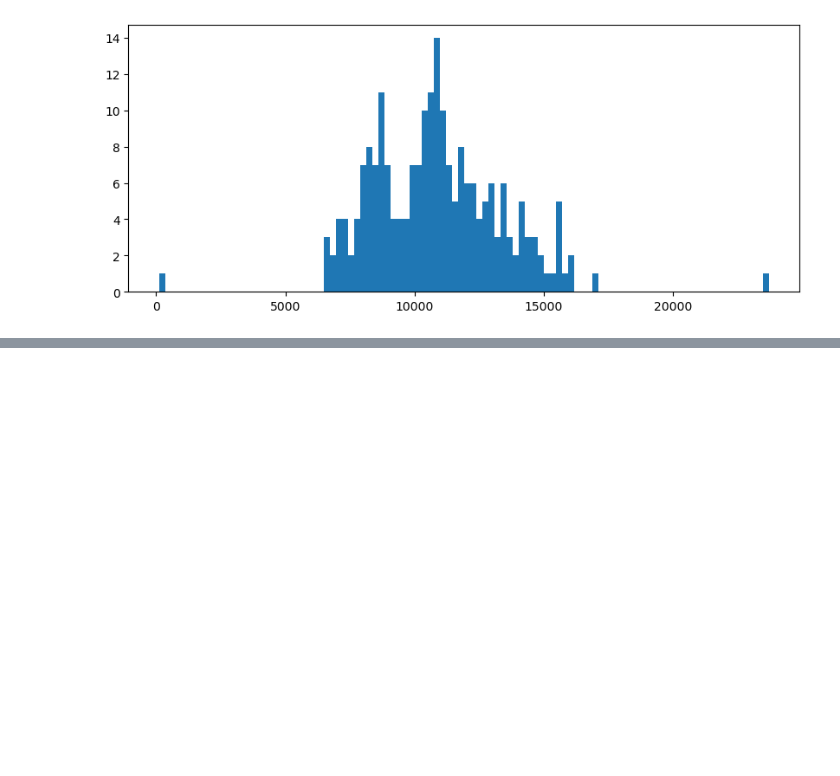
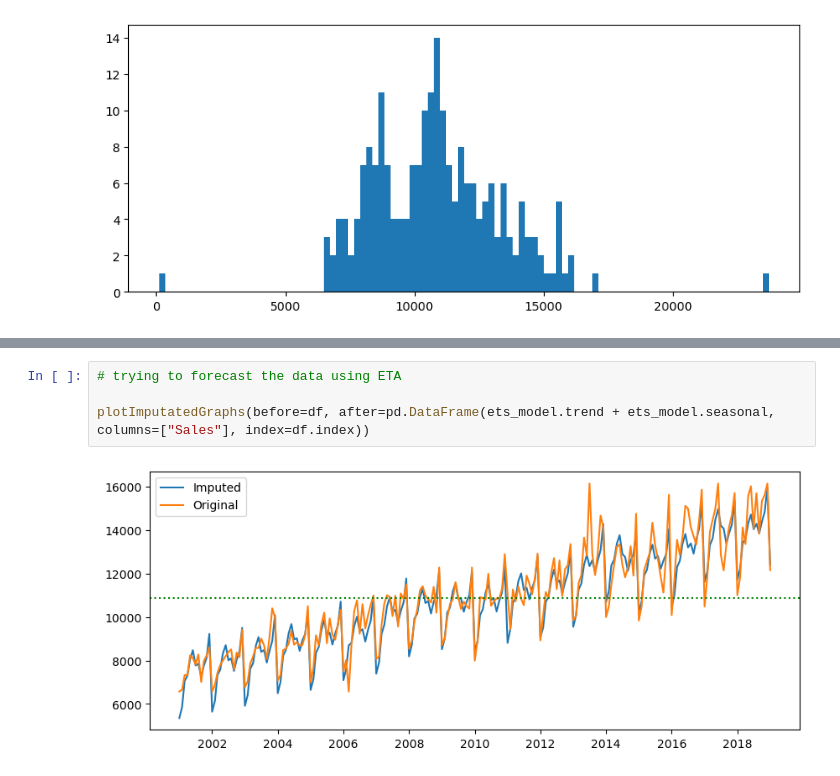
Before and after one commit to im-miracle/mobileSales_Forecasr, a Jupyter notebook: mobileSalesAnalysis/TimeSeriesAnalysis.ipynb, the cells around one changed output, grey strips where cells are left out. Drawn from its saved outputs; the diff is of its cells as text; blank space fills up the shorter version.

Commit message:
Basic forecasting techniques

```diff
--- a/mobileSalesAnalysis/TimeSeriesAnalysis.ipynb
+++ b/mobileSalesAnalysis/TimeSeriesAnalysis.ipynb
@@ -119,0 +136,6 @@ plt.plot(df["Sales"])
+# %%
+# trying to forecast the data using ETA
+
+plotImputatedGraphs(before=df, after=pd.DataFrame(ets_model.trend + ets_model.seasonal, columns=["Sales"], index=df.index))
+# %% [output]
+[figure, added]
```
Also changed, not shown: parts of 26 cells of this notebook.
